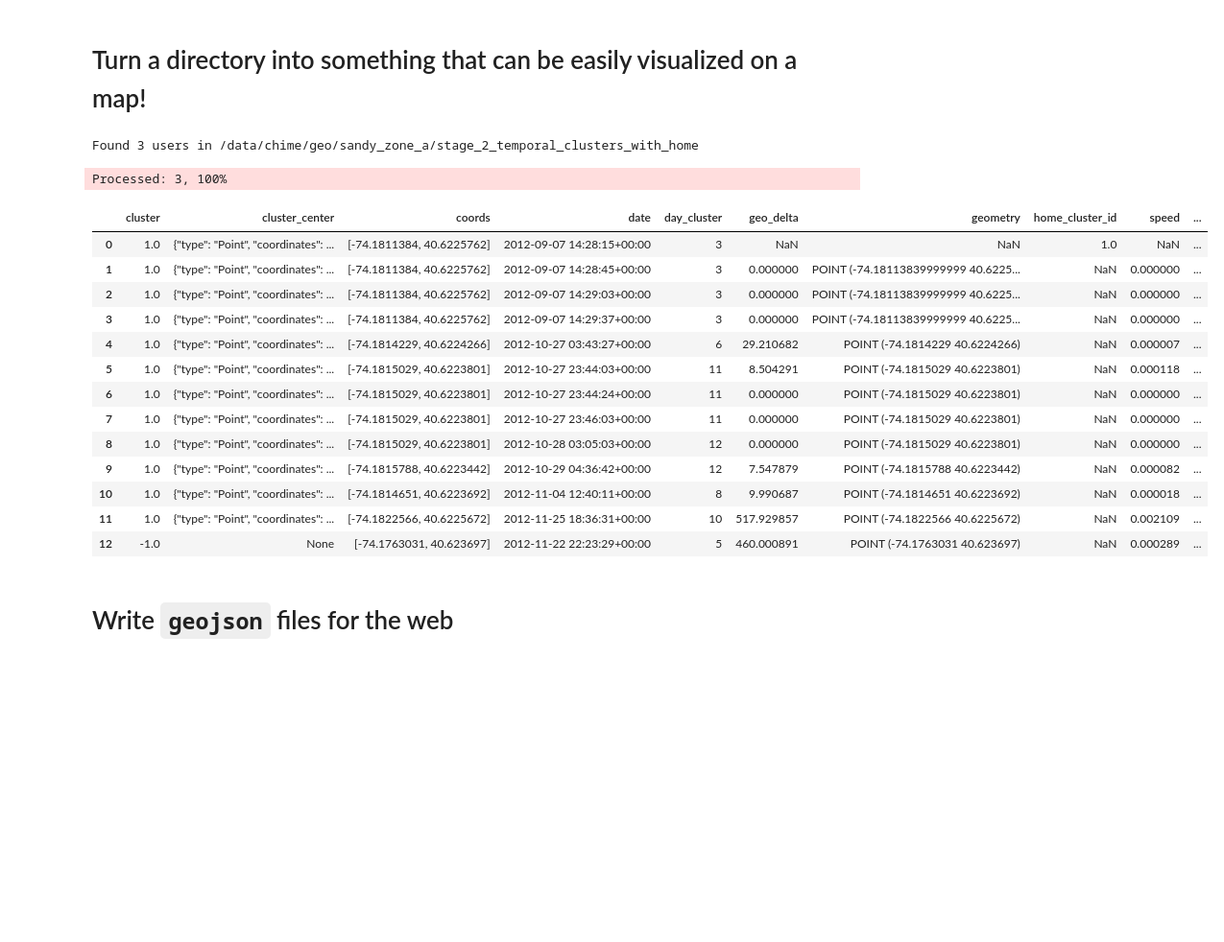
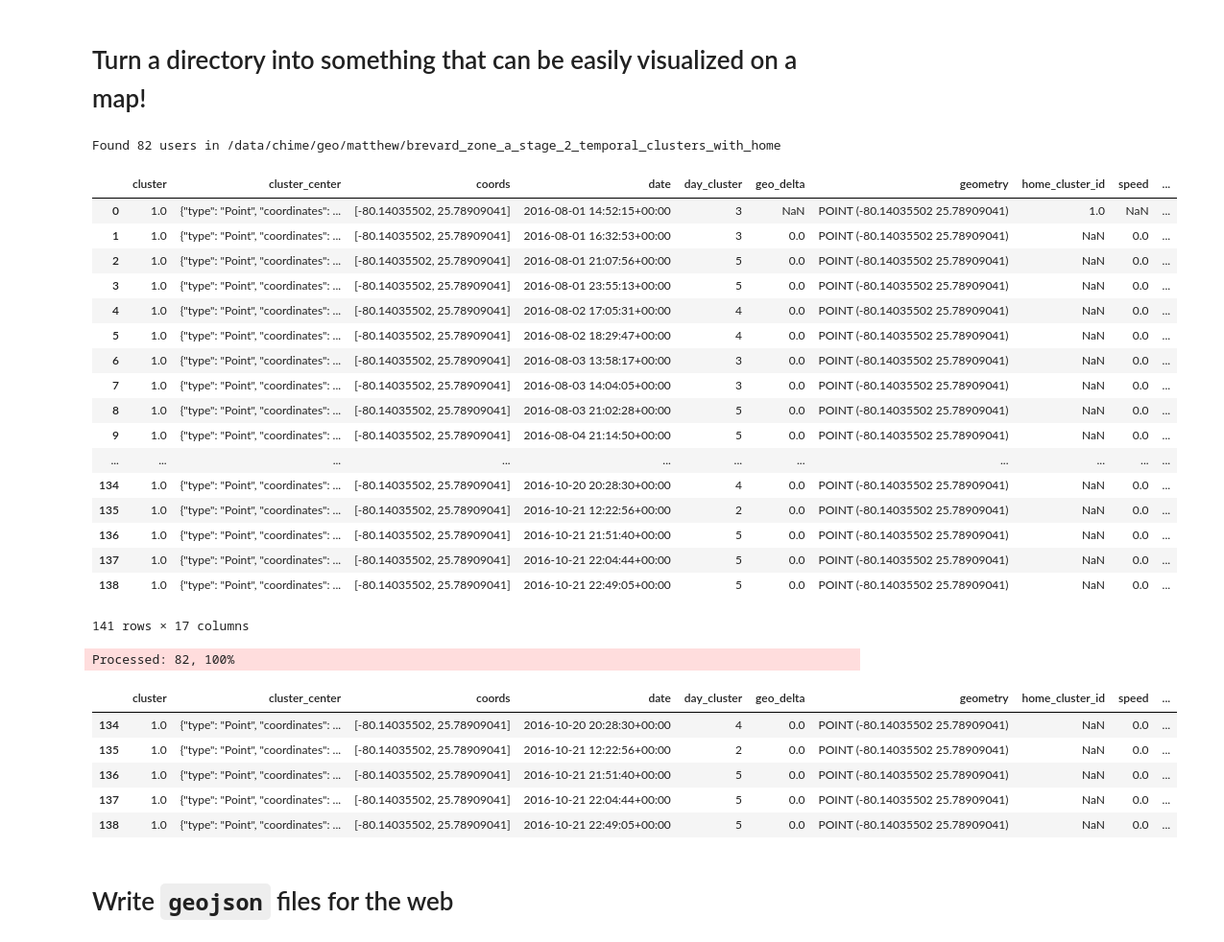
Before and after one commit to Project-EPIC/Twitter-Movement-Derivation, a Jupyter notebook: utils/Convert Directory of Users for Tweet Visualization.ipynb, the cells around one changed output. Shown: that part at 96% size. Drawn from its saved outputs; the diff is of its cells as text; code cells hidden in the pictures; blank space fills up the shorter version.

```diff
--- a/utils/Convert Directory of Users for Tweet Visualization.ipynb
+++ b/utils/Convert Directory of Users for Tweet Visualization.ipynb
@@ -6,14 +6,14 @@ import fiona, shapely; from osgeo import ogr; from shapely.geometry import mappi
 import matplotlib.pyplot as plt; import seaborn as sns
 import matplotlib, os, json, sys, time, datetime
 # %%
-input_directory  = "/data/chime/geo/sandy_zone_a/stage_2_temporal_clusters_with_home"
-output_directory = "/data/www/chime/tmp"
+input_directory  = "/data/chime/geo/matthew/brevard_zone_a_stage_2_temporal_clusters_with_home"
+output_directory = "/data/www/chime/movement-derivation/matthew_brevard_zone_a_users"
 # %%
 users_in = sorted(os.listdir(input_directory))
 users_in = [x for x in users_in if x != "temporal_clustered_user_meta.json"]
 print("Found {0} users in {1}".format(len(users_in), input_directory))
 # %% [output]
-Found 3 users in /data/chime/geo/sandy_zone_a/stage_2_temporal_clusters_with_home
+Found 82 users in /data/chime/geo/matthew/brevard_zone_a_stage_2_temporal_clusters_with_home
 # %%
 def loader_function(args):
     uFile, path, q = args
@@ -24,15 +24,48 @@ def loader_function(args):
             t['properties']['geometry'] = shape(t['geometry'])
         t['properties']['date'] = pd.Timestamp(t['properties']['date'])
         tweets.append(t['properties'])
-    q.put(1)
-    return pd.DataFrame(tweets)
+
+    df = pd.DataFrame(tweets)
+
+    df = df.sort_values(by='date')
+
+    first_date = df['date'][0]
+
+    df['time'] = df['date'].apply(lambda x: datetime.datetime.strftime(x, '%Y-%m-%dT%H:%M:%SZ'))
+    df['h']    = df['date'].apply(lambda x: int((x - first_date).total_seconds()/3600))
+    df['m']    = df['date'].apply(lambda x: int((x - first_date).total_seconds()/60))
+    if not q is None:
+        q.put(1)
+    return df
+# %%
+#debug
+loader_function((users_in[0], input_directory, None))
+# %% [output]
+|  | cluster | cluster_center | coords | date | day_cluster | geo_delta | geometry | home_cluster_id | speed | ... |
+| 0 | 1.0 | {"type": "Point", "coordinates": ... | [-80.14035502, 25.78909041] | 2016-08-01 14:52:15+00:00 | 3 | NaN | POINT (-80.14035502 25.78909041) | 1.0 | NaN | ... |
+| 1 | 1.0 | {"type": "Point", "coordinates": ... | [-80.14035502, 25.78909041] | 2016-08-01 16:32:53+00:00 | 3 | 0.0 | POINT (-80.14035502 25.78909041) | NaN | 0.0 | ... |
+| 2 | 1.0 | {"type": "Point", "coordinates": ... | [-80.14035502, 25.78909041] | 2016-08-01 21:07:56+00:00 | 5 | 0.0 | POINT (-80.14035502 25.78909041) | NaN | 0.0 | ... |
+| 3 | 1.0 | {"type": "Point", "coordinates": ... | [-80.14035502, 25.78909041] | 2016-08-01 23:55:13+00:00 | 5 | 0.0 | POINT (-80.14035502 25.78909041) | NaN | 0.0 | ... |
+| 4 | 1.0 | {"type": "Point", "coordinates": ... | [-80.14035502, 25.78909041] | 2016-08-02 17:05:31+00:00 | 4 | 0.0 | POINT (-80.14035502 25.78909041) | NaN | 0.0 | ... |
+| 5 | 1.0 | {"type": "Point", "coordinates": ... | [-80.14035502, 25.78909041] | 2016-08-02 18:29:47+00:00 | 4 | 0.0 | POINT (-80.14035502 25.78909041) | NaN | 0.0 | ... |
+| 6 | 1.0 | {"type": "Point", "coordinates": ... | [-80.14035502, 25.78909041] | 2016-08-03 13:58:17+00:00 | 3 | 0.0 | POINT (-80.14035502 25.78909041) | NaN | 0.0 | ... |
+| 7 | 1.0 | {"type": "Point", "coordinates": ... | [-80.14035502, 25.78909041] | 2016-08-03 14:04:05+00:00 | 3 | 0.0 | POINT (-80.14035502 25.78909041) | NaN | 0.0 | ... |
+| 8 | 1.0 | {"type": "Point", "coordinates": ... | [-80.14035502, 25.78909041] | 2016-08-03 21:02:28+00:00 | 5 | 0.0 | POINT (-80.14035502 25.78909041) | NaN | 0.0 | ... |
+| 9 | 1.0 | {"type": "Point", "coordinates": ... | [-80.14035502, 25.78909041] | 2016-08-04 21:14:50+00:00 | 5 | 0.0 | POINT (-80.14035502 25.78909041) | NaN | 0.0 | ... |
+| ... | ... | ... | ... | ... | ... | ... | ... | ... | ... | ... |
+| 134 | 1.0 | {"type": "Point", "coordinates": ... | [-80.14035502, 25.78909041] | 2016-10-20 20:28:30+00:00 | 4 | 0.0 | POINT (-80.14035502 25.78909041) | NaN | 0.0 | ... |
+| 135 | 1.0 | {"type": "Point", "coordinates": ... | [-80.14035502, 25.78909041] | 2016-10-21 12:22:56+00:00 | 2 | 0.0 | POINT (-80.14035502 25.78909041) | NaN | 0.0 | ... |
+| 136 | 1.0 | {"type": "Point", "coordinates": ... | [-80.14035502, 25.78909041] | 2016-10-21 21:51:40+00:00 | 5 | 0.0 | POINT (-80.14035502 25.78909041) | NaN | 0.0 | ... |
+| 137 | 1.0 | {"type": "Point", "coordinates": ... | [-80.14035502, 25.78909041] | 2016-10-21 22:04:44+00:00 | 5 | 0.0 | POINT (-80.14035502 25.78909041) | NaN | 0.0 | ... |
+| 138 | 1.0 | {"type": "Point", "coordinates": ... | [-80.14035502, 25.78909041] | 2016-10-21 22:49:05+00:00 | 5 | 0.0 | POINT (-80.14035502 25.78909041) | NaN | 0.0 | ... |
+141 rows × 17 columns
 # %%
 #Parallel runtime
 p = Pool(30)
 m = Manager()
 q = m.Queue()
 
-args = [(i, input_directory, q) for i in users_in[:200]]
+args = [(i, input_directory, q) for i in users_in]
 result = p.map_async(loader_function, args)
 
 # monitor loop
@@ -47,24 +80,16 @@ sys.stderr.write("\rProcessed: {0}, {1:.3g}%".format(q.qsize(), q.qsize()/len(ar
 users = result.get()
 p.close()
 # %% [output]
-Processed: 3, 100%
+Processed: 82, 100%
 # %%
-users[0]
+users[0].tail()
 # %% [output]
 |  | cluster | cluster_center | coords | date | day_cluster | geo_delta | geometry | home_cluster_id | speed | ... |
-| 0 | 1.0 | {"type": "Point", "coordinates": ... | [-74.1811384, 40.6225762] | 2012-09-07 14:28:15+00:00 | 3 | NaN | NaN | 1.0 | NaN | ... |
-| 1 | 1.0 | {"type": "Point", "coordinates": ... | [-74.1811384, 40.6225762] | 2012-09-07 14:28:45+00:00 | 3 | 0.000000 | POINT (-74.18113839999999 40.6225... | NaN | 0.000000 | ... |
-| 2 | 1.0 | {"type": "Point", "coordinates": ... | [-74.1811384, 40.6225762] | 2012-09-07 14:29:03+00:00 | 3 | 0.000000 | POINT (-74.18113839999999 40.6225... | NaN | 0.000000 | ... |
-| 3 | 1.0 | {"type": "Point", "coordinates": ... | [-74.1811384, 40.6225762] | 2012-09-07 14:29:37+00:00 | 3 | 0.000000 | POINT (-74.18113839999999 40.6225... | NaN | 0.000000 | ... |
-| 4 | 1.0 | {"type": "Point", "coordinates": ... | [-74.1814229, 40.6224266] | 2012-10-27 03:43:27+00:00 | 6 | 29.210682 | POINT (-74.1814229 40.6224266) | NaN | 0.000007 | ... |
-| 5 | 1.0 | {"type": "Point", "coordinates": ... | [-74.1815029, 40.6223801] | 2012-10-27 23:44:03+00:00 | 11 | 8.504291 | POINT (-74.1815029 40.6223801) | NaN | 0.000118 | ... |
-| 6 | 1.0 | {"type": "Point", "coordinates": ... | [-74.1815029, 40.6223801] | 2012-10-27 23:44:24+00:00 | 11 | 0.000000 | POINT (-74.1815029 40.6223801) | NaN | 0.000000 | ... |
-| 7 | 1.0 | {"type": "Point", "coordinates": ... | [-74.1815029, 40.6223801] | 2012-10-27 23:46:03+00:00 | 11 | 0.000000 | POINT (-74.1815029 40.6223801) | NaN | 0.000000 | ... |
-| 8 | 1.0 | {"type": "Point", "coordinates": ... | [-74.1815029, 40.6223801] | 2012-10-28 03:05:03+00:00 | 12 | 0.000000 | POINT (-74.1815029 40.6223801) | NaN | 0.000000 | ... |
-| 9 | 1.0 | {"type": "Point", "coordinates": ... | [-74.1815788, 40.6223442] | 2012-10-29 04:36:42+00:00 | 12 | 7.547879 | POINT (-74.1815788 40.6223442) | NaN | 0.000082 | ... |
-| 10 | 1.0 | {"type": "Point", "coordinates": ... | [-74.1814651, 40.6223692] | 2012-11-04 12:40:11+00:00 | 8 | 9.990687 | POINT (-74.1814651 40.6223692) | NaN | 0.000018 | ... |
-| 11 | 1.0 | {"type": "Point", "coordinates": ... | [-74.1822566, 40.6225672] | 2012-11-25 18:36:31+00:00 | 10 | 517.929857 | POINT (-74.1822566 40.6225672) | NaN | 0.002109 | ... |
-| 12 | -1.0 | None | [-74.1763031, 40.623697] | 2012-11-22 22:23:29+00:00 | 5 | 460.000891 | POINT (-74.1763031 40.623697) | NaN | 0.000289 | ... |
+| 134 | 1.0 | {"type": "Point", "coordinates": ... | [-80.14035502, 25.78909041] | 2016-10-20 20:28:30+00:00 | 4 | 0.0 | POINT (-80.14035502 25.78909041) | NaN | 0.0 | ... |
+| 135 | 1.0 | {"type": "Point", "coordinates": ... | [-80.14035502, 25.78909041] | 2016-10-21 12:22:56+00:00 | 2 | 0.0 | POINT (-80.14035502 25.78909041) | NaN | 0.0 | ... |
+| 136 | 1.0 | {"type": "Point", "coordinates": ... | [-80.14035502, 25.78909041] | 2016-10-21 21:51:40+00:00 | 5 | 0.0 | POINT (-80.14035502 25.78909041) | NaN | 0.0 | ... |
+| 137 | 1.0 | {"type": "Point", "coordinates": ... | [-80.14035502, 25.78909041] | 2016-10-21 22:04:44+00:00 | 5 | 0.0 | POINT (-80.14035502 25.78909041) | NaN | 0.0 | ... |
+| 138 | 1.0 | {"type": "Point", "coordinates": ... | [-80.14035502, 25.78909041] | 2016-10-21 22:49:05+00:00 | 5 | 0.0 | POINT (-80.14035502 25.78909041) | NaN | 0.0 | ... |
 # %% [markdown]
 # Write `geojson` files for the web
 # %%
```
Also changed, not shown: parts of 4 cells of this notebook, 40 other files.
